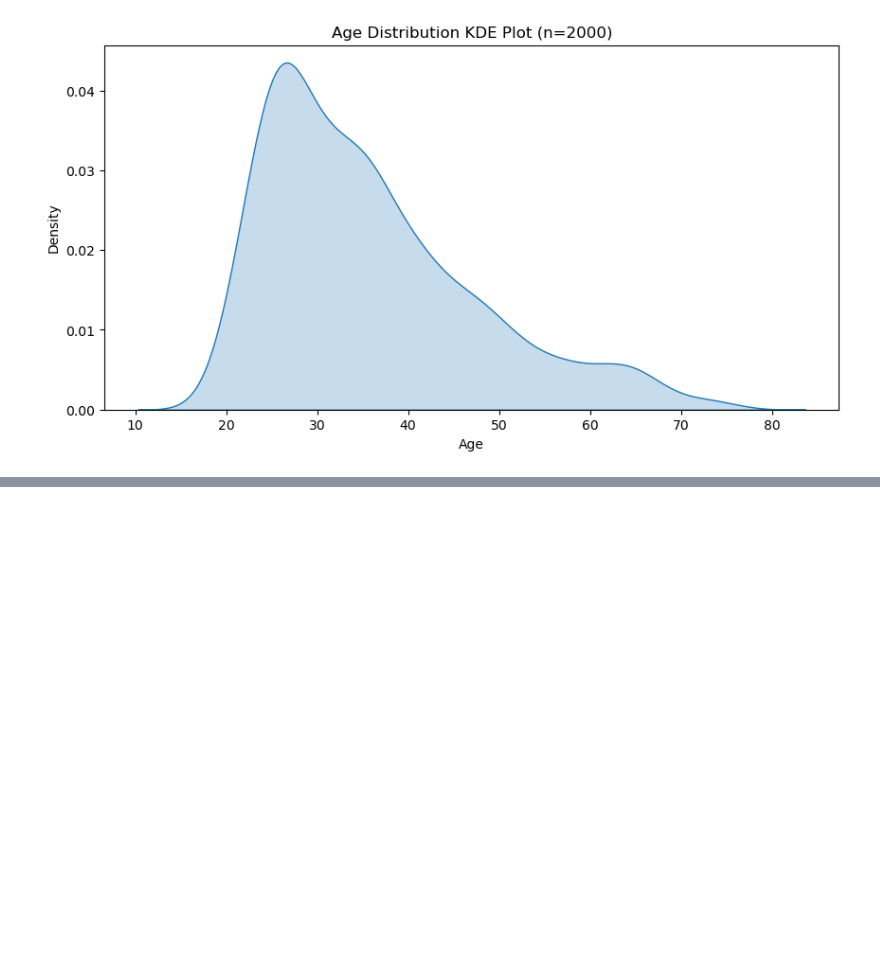
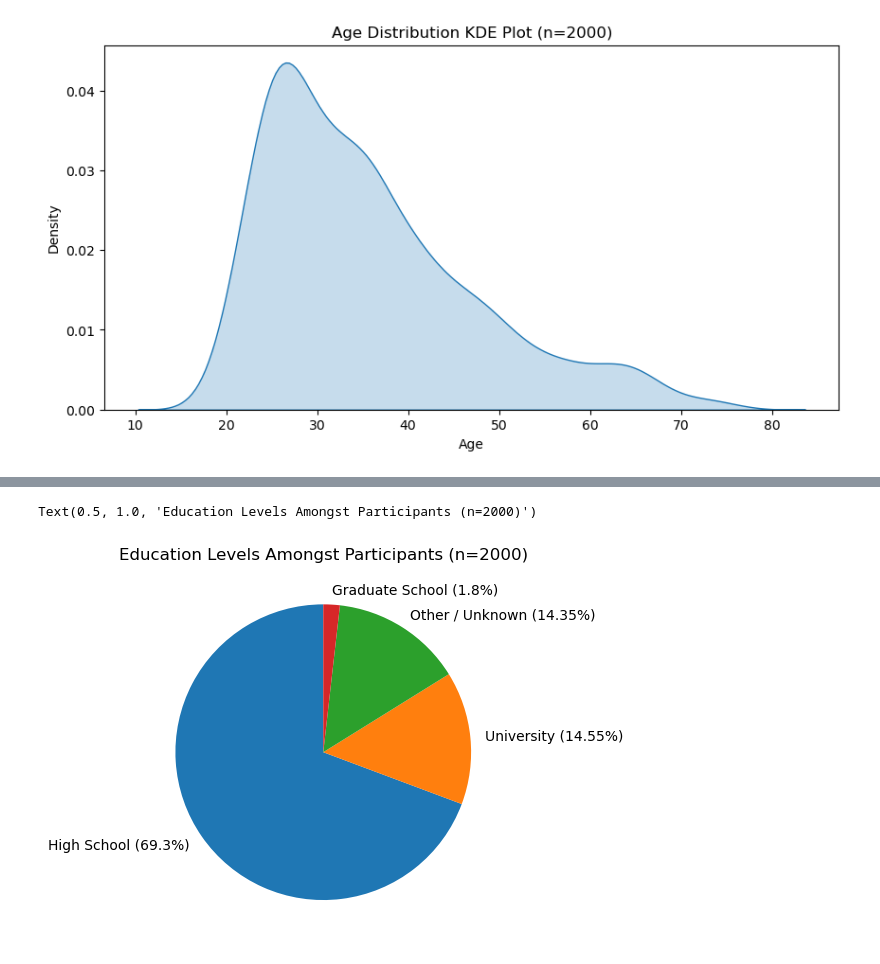
Before and after one commit to jackgedge/kaggle-projects, a Jupyter notebook: notebooks/socio_factors_income.ipynb, the cells around one changed output, grey strips where cells are left out. Drawn from its saved outputs; the diff is of its cells as text; code cells hidden in the pictures; blank space fills up the shorter version.

```diff
--- a/notebooks/socio_factors_income.ipynb
+++ b/notebooks/socio_factors_income.ipynb
@@ -148,3 +176,6 @@ ax.set(title=f"Age Distribution KDE Plot (n={len(df)})")
 # %% [output]
 [Text(0.5, 1.0, 'Age Distribution KDE Plot (n=2000)')]
 [figure]
+# %%
+df['Education'] = df['Education'].str.title() # titlise for asthetic
+df['Education'].unique() # inspect unique values
@@ -150,0 +185,4 @@ ax.set(title=f"Age Distribution KDE Plot (n={len(df)})")
+# %%
+plot_data = df['Education'].value_counts(normalize=True).reset_index()
+plot_data.columns = ['Education Level', 'Percentage']
+plot_data
@@ -150,0 +195,11 @@ ax.set(title=f"Age Distribution KDE Plot (n={len(df)})")
+# %%
+labels = [f"{edu} ({pct}%)" for edu, pct in zip(plot_data['Education Level'], (plot_data['Percentage'] * 100).round(2))]
+
+plt.pie(x=plot_data['Percentage'],
+        labels=labels,
+        startangle=90,
+        autopct=None)
+plt.title(f"Education Levels Amongst Participants (n={len(df)})")
+# %% [output]
+Text(0.5, 1.0, 'Education Levels Amongst Participants (n=2000)')
+[figure, added]
```
Also changed, not shown: parts of 14 cells of this notebook.
